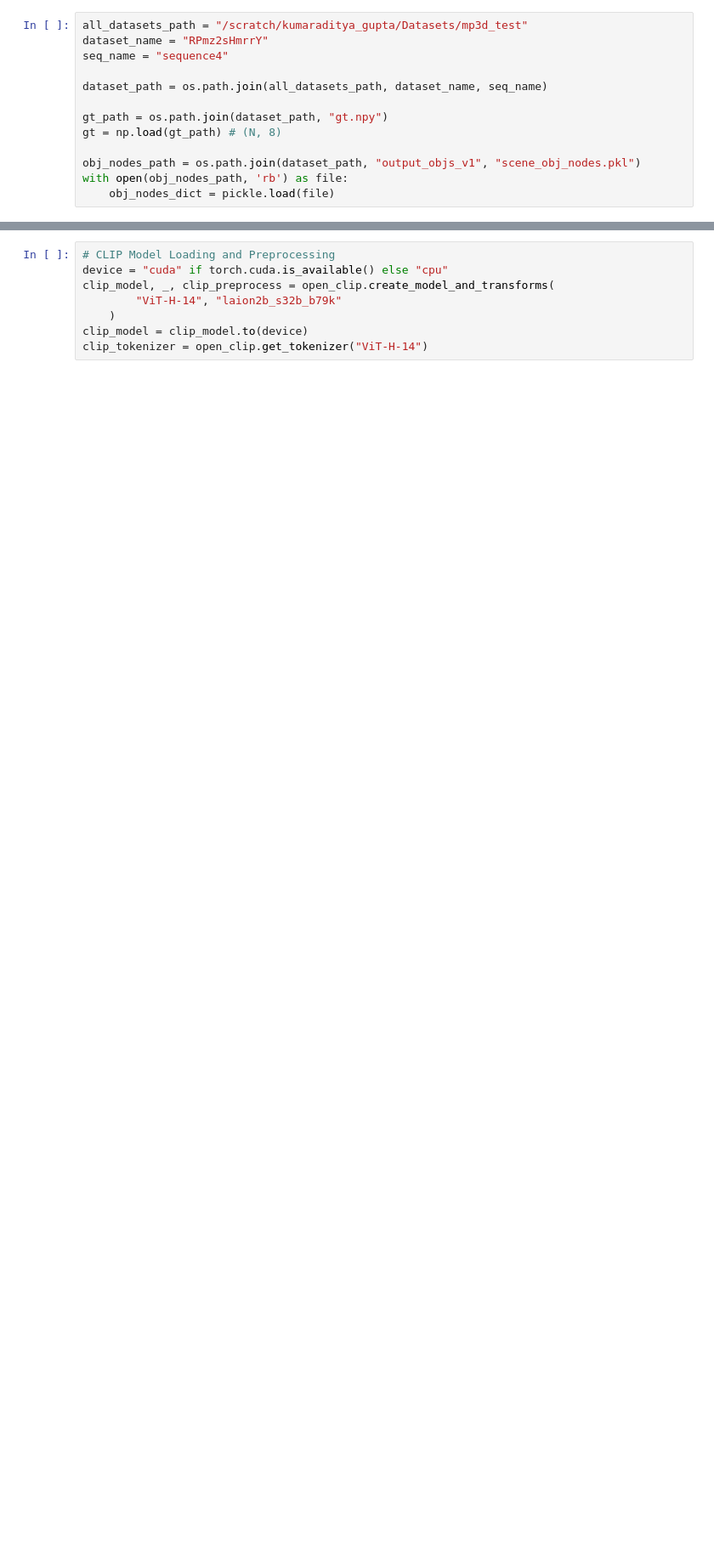
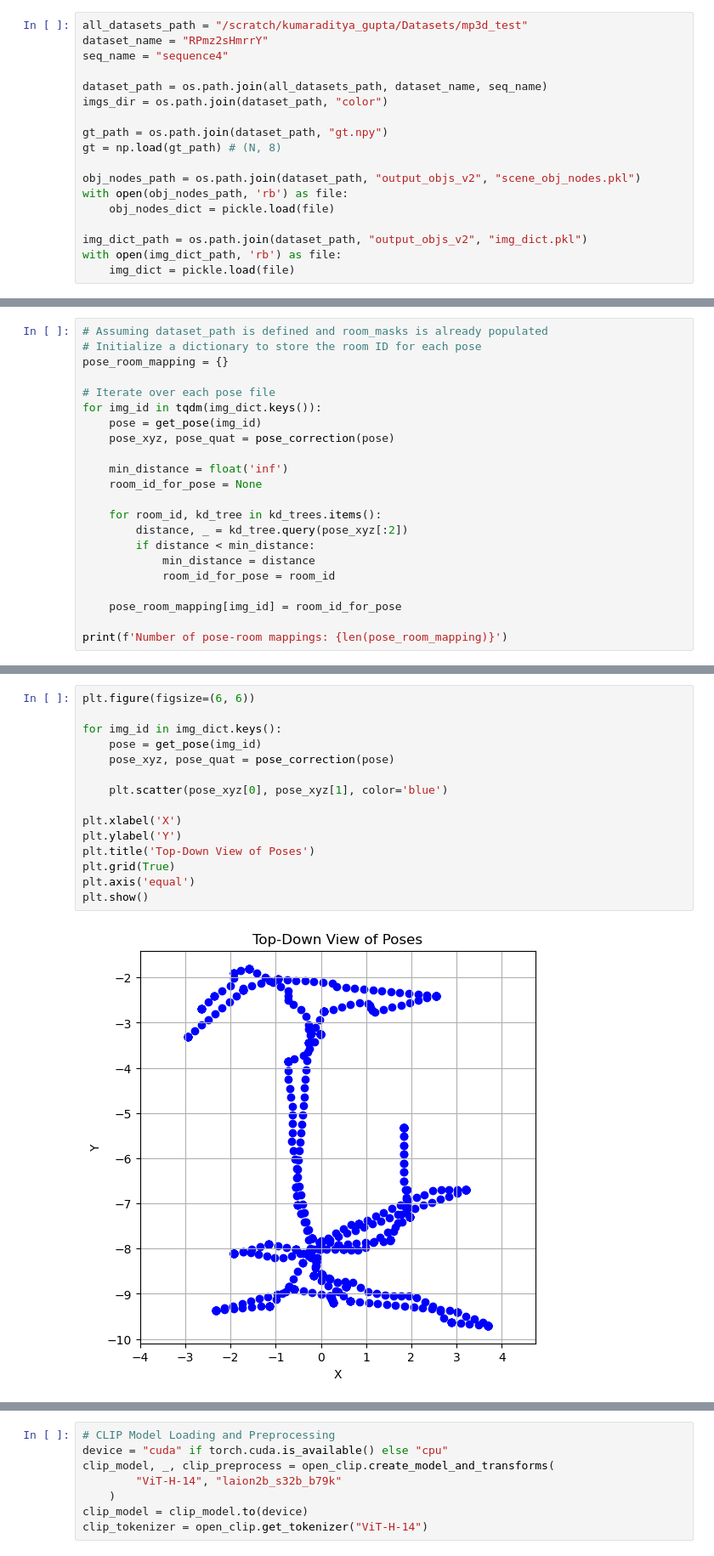
Before and after one commit to Smart-Wheelchair-RRC/instance-map, a Jupyter notebook: room_label.ipynb, the cells around one changed output, grey strips where cells are left out. Shown: that part at 85% size. Saved outputs shown, nothing was run; the diff lists cells and outputs as text; blank space fills up the shorter version.

```diff
--- a/room_label.ipynb
+++ b/room_label.ipynb
@@ -16,10 +21,15 @@ dataset_name = "RPmz2sHmrrY"
 seq_name = "sequence4"
 
 dataset_path = os.path.join(all_datasets_path, dataset_name, seq_name)
+imgs_dir = os.path.join(dataset_path, "color")
 
 gt_path = os.path.join(dataset_path, "gt.npy")
 gt = np.load(gt_path) # (N, 8)
 
-obj_nodes_path = os.path.join(dataset_path, "output_objs_v1", "scene_obj_nodes.pkl")
+obj_nodes_path = os.path.join(dataset_path, "output_objs_v2", "scene_obj_nodes.pkl")
 with open(obj_nodes_path, 'rb') as file:
     obj_nodes_dict = pickle.load(file)
+
+img_dict_path = os.path.join(dataset_path, "output_objs_v2", "img_dict.pkl")
+with open(img_dict_path, 'rb') as file:
+    img_dict = pickle.load(file)
@@ -72,0 +130,22 @@ plt.savefig(f'{dataset_path}/all_floor_mask.png')
+# %%
+# Assuming dataset_path is defined and room_masks is already populated
+# Initialize a dictionary to store the room ID for each pose
+pose_room_mapping = {}
+
+# Iterate over each pose file
+for img_id in tqdm(img_dict.keys()):
+    pose = get_pose(img_id)
+    pose_xyz, pose_quat = pose_correction(pose)
+
+    min_distance = float('inf')
+    room_id_for_pose = None
+
+    for room_id, kd_tree in kd_trees.items():
+        distance, _ = kd_tree.query(pose_xyz[:2])
+        if distance < min_distance:
+            min_distance = distance
+            room_id_for_pose = room_id
+
+    pose_room_mapping[img_id] = room_id_for_pose
+
+print(f'Number of pose-room mappings: {len(pose_room_mapping)}')
@@ -72,0 +154,17 @@ plt.savefig(f'{dataset_path}/all_floor_mask.png')
+# %%
+plt.figure(figsize=(6, 6))
+
+for img_id in img_dict.keys():
+    pose = get_pose(img_id)
+    pose_xyz, pose_quat = pose_correction(pose)
+
+    plt.scatter(pose_xyz[0], pose_xyz[1], color='blue')
+
+plt.xlabel('X')
+plt.ylabel('Y')
+plt.title('Top-Down View of Poses')
+plt.grid(True)
+plt.axis('equal')
+plt.show()
+# %% [output]
+[figure, added]
```
Also changed, not shown: parts of 20 cells of this notebook, 8 other files.
